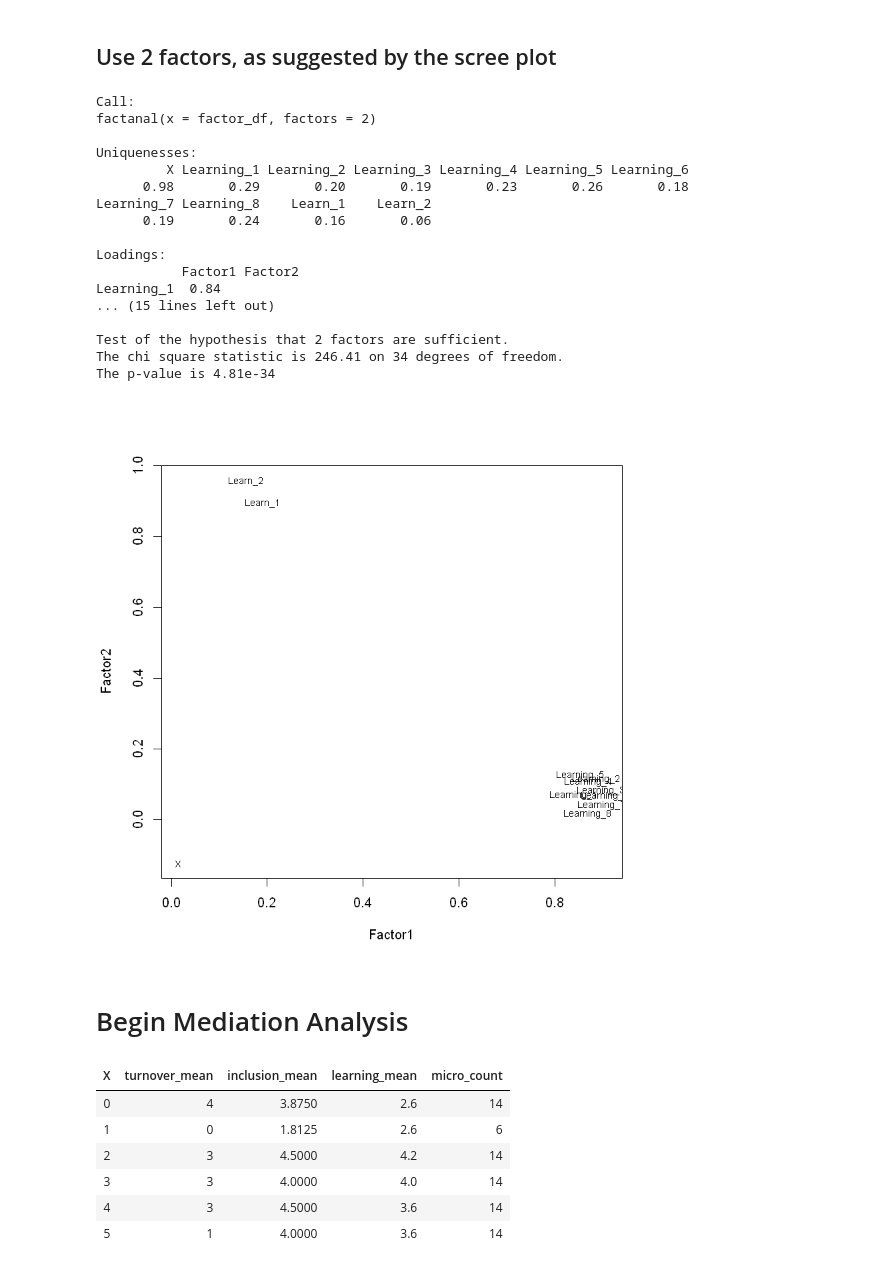
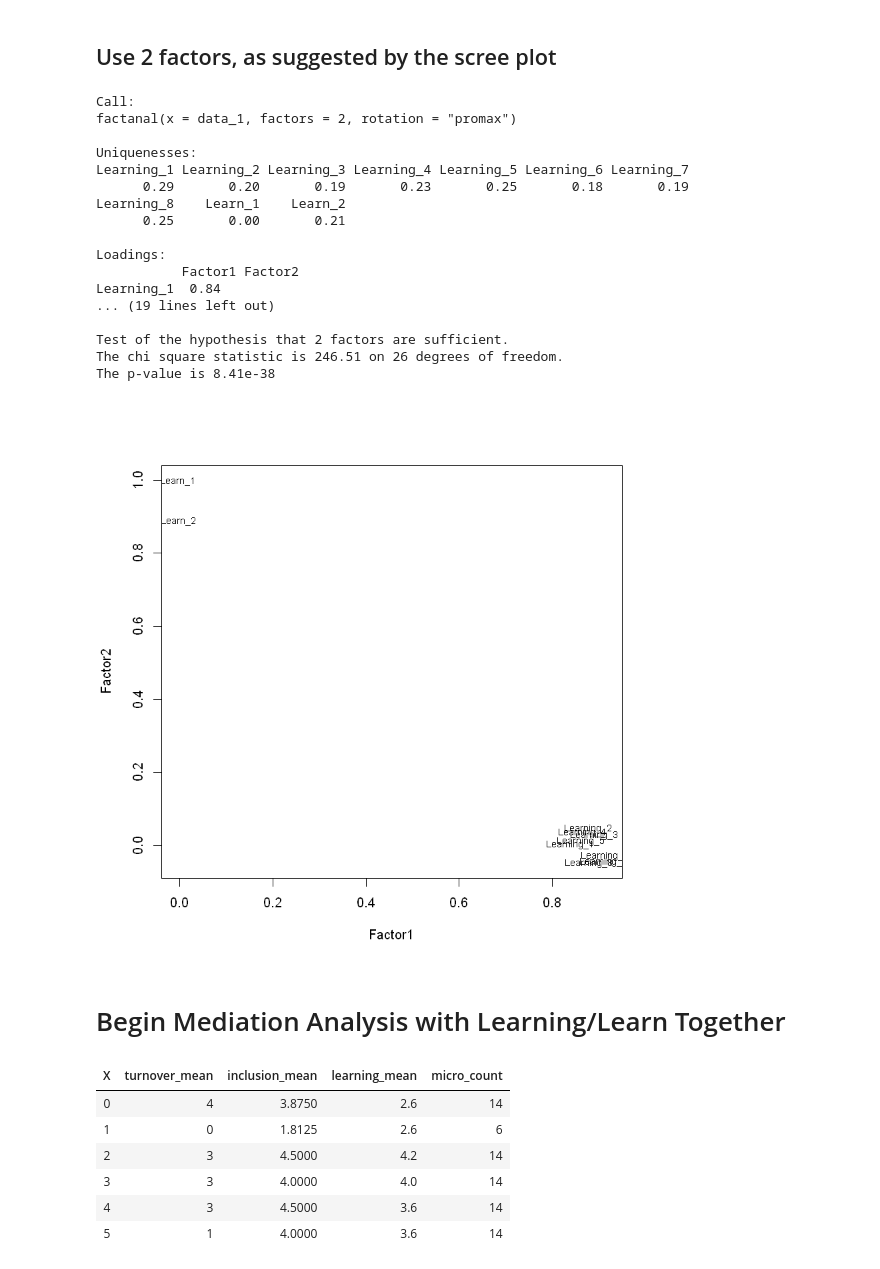
Before and after one commit to sam-cannon/AOM, a Jupyter notebook: AOM in R.ipynb, the cells around one changed output. Drawn from its saved outputs; the diff is of its cells as text; code cells hidden in the pictures.

```diff
--- a/AOM in R.ipynb
+++ b/AOM in R.ipynb
@@ -64,3 +38,6 @@ data <- data_1[, 2:30]
+# %%
+# drop "x" column
+data_1 <- subset(data_1, select = -c(X))
 # %%
 head(data_1)
 # %% [output]
@@ -87,33 +62,33 @@ plotnScree(nS)
 # %% [markdown]
 ## Use 2 factors, as suggested by the scree plot
 # %%
-fit <- factanal(factor_df, 2)
+fit <- factanal(data_1, 2, rotation = "promax")
 print(fit, digits=2, cutoff=.3, sort=TRUE)
 # plot factor 1 by factor 2
 load <- fit$loadings[,1:2]
 plot(load,type="n") # set up plot
-text(load,labels=names(factor_df),cex=.7) # add variable names
+text(load,labels=names(data_1),cex=.7) # add variable names
 # %% [output]
 Call:
-factanal(x = factor_df, factors = 2)
+factanal(x = data_1, factors = 2, rotation = "promax")
 
 Uniquenesses:
-         X Learning_1 Learning_2 Learning_3 Learning_4 Learning_5 Learning_6
-      0.98       0.29       0.20       0.19       0.23       0.26       0.18
-Learning_7 Learning_8    Learn_1    Learn_2
-      0.19       0.24       0.16       0.06
+Learning_1 Learning_2 Learning_3 Learning_4 Learning_5 Learning_6 Learning_7
+      0.29       0.20       0.19       0.23       0.25       0.18       0.19
+Learning_8    Learn_1    Learn_2
+      0.25       0.00       0.21
 
 Loadings:
            Factor1 Factor2
 Learning_1  0.84
-... (15 lines left out)
+... (19 lines left out)
 
 Test of the hypothesis that 2 factors are sufficient.
-The chi square statistic is 246.41 on 34 degrees of freedom.
-The p-value is 4.81e-34
+The chi square statistic is 246.51 on 26 degrees of freedom.
+The p-value is 8.41e-38
-[figure, old version]
+[figure, new version]
 # %% [markdown]
-# Begin Mediation Analysis
+# Begin Mediation Analysis with Learning/Learn Together
 # %%
 head(df)
 # %% [output]
```
Also changed, not shown: parts of 23 cells of this notebook.
